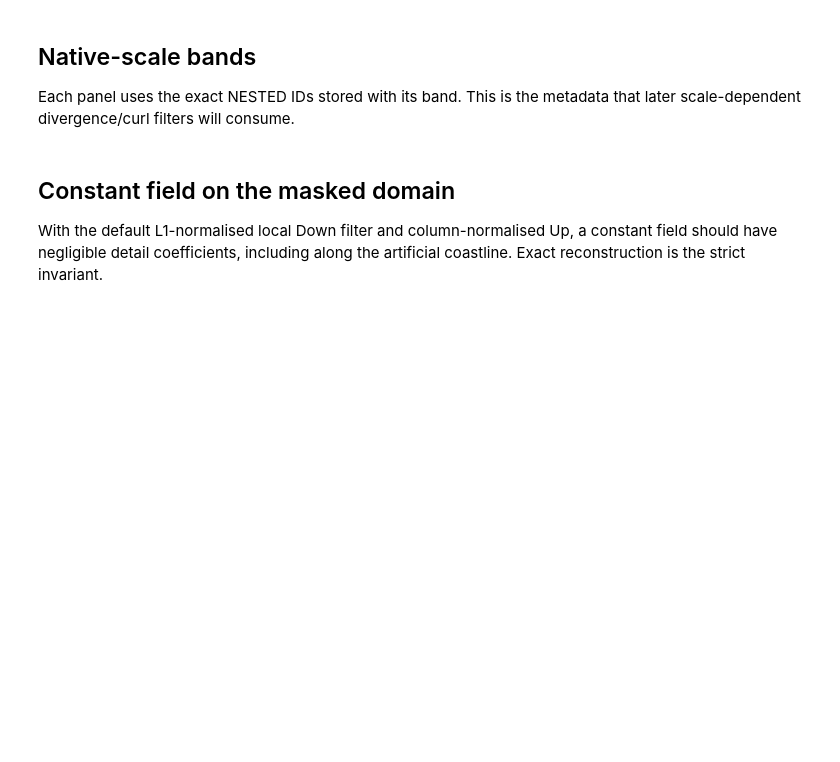
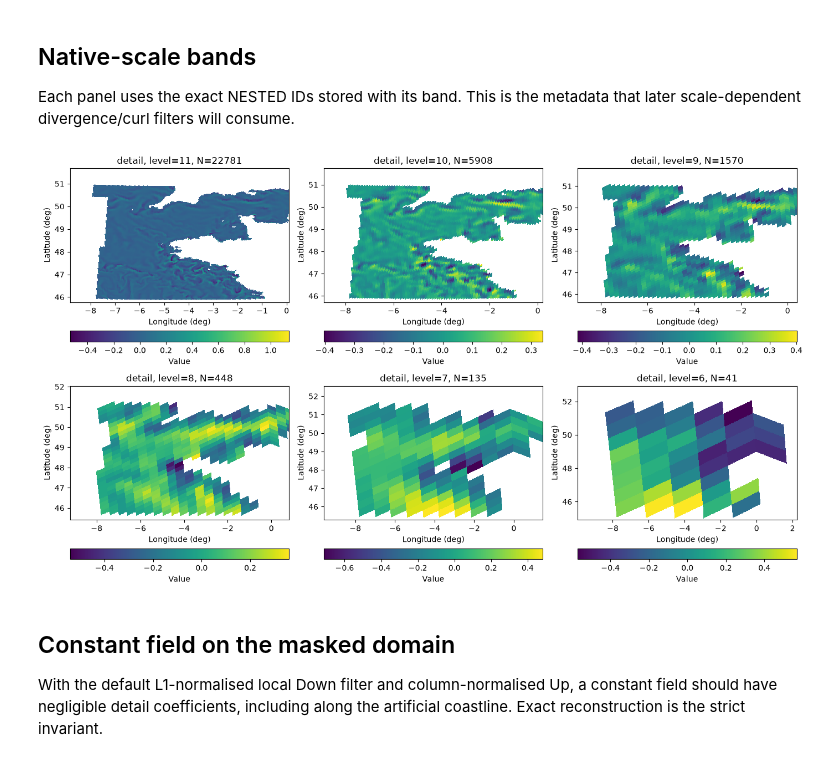
Before and after one commit to GRID4EARTH/healpix-analyse, a Jupyter notebook: Notebooks/decomp_test.ipynb, the cells around one changed output. Drawn from its saved outputs; the diff is of its cells as text; code cells hidden in the pictures; blank space fills up the shorter version.

```diff
--- a/Notebooks/decomp_test.ipynb
+++ b/Notebooks/decomp_test.ipynb
@@ -64,9 +124,7 @@ plt.tight_layout()
 # %%
 lon_rad = torch.as_tensor(np.deg2rad(lon), dtype=torch.float64, device=device)
 lat_rad = torch.as_tensor(np.deg2rad(lat), dtype=torch.float64, device=device)
-u = torch.cos(lat_rad) * torch.sin(2.0 * lon_rad) + 0.15 * torch.cos(5.0 * lat_rad)
-v = torch.sin(lat_rad) * torch.cos(3.0 * lon_rad) - 0.10 * torch.sin(4.0 * lon_rad)
-velocity = torch.stack((u, v), dim=0).unsqueeze(0)  # [B=1, C=2, N]
+velocity = torch.stack((torch.tensor(res.cell_data.astype('float64')), torch.tensor(res.cell_data.astype('float64'))), dim=0).unsqueeze(0).to(device)  # [B=1, C=2, N]
 
 t0 = time.perf_counter()
 decomp = HealPixDecomp(
@@ -121,20 +196,19 @@ assert torch.allclose(direct_sum, velocity, rtol=1e-11, atol=1e-12)
 
 Each panel uses the exact NESTED IDs stored with its band. This is the metadata that later scale-dependent divergence/curl filters will consume.
 # %%
-fig, axes = plt.subplots(2, 3, figsize=(14, 8), constrained_layout=True)
+fig= plt.figure(figsize=(14, 8))
 for index, (ax, band, ids, level) in enumerate(
     zip(axes.ravel(), pyramid, pyramid.cell_ids, pyramid.levels)
 ):
     band_lon, band_lat = healpix_geo.nested.healpix_to_lonlat(
         ids.tolist(), level, ellipsoid="sphere"
     )
     values = band[0, 0].detach().cpu().numpy()
-    artist = ax.scatter(band_lon, band_lat, c=values, s=15, cmap="coolwarm")
     kind = "coarse" if index == len(pyramid) - 1 else "detail"
-    ax.set_title(f"{kind}, level={level}, N={len(ids)}")
-    ax.set_xlabel("lon")
-    ax.set_ylabel("lat")
-    fig.colorbar(artist, ax=ax, shrink=0.75)
+
+    lgnomproject(ids.tolist(),values, 2**level,hold=False,sub=(2,3,1+index),title=f"{kind}, level={level}, N={len(ids)}",cbar=True)
+# %% [output]
+[figure, added]
 # %% [markdown]
 ## Constant field on the masked domain
 
```
Also changed, not shown: parts of 12 cells of this notebook.
